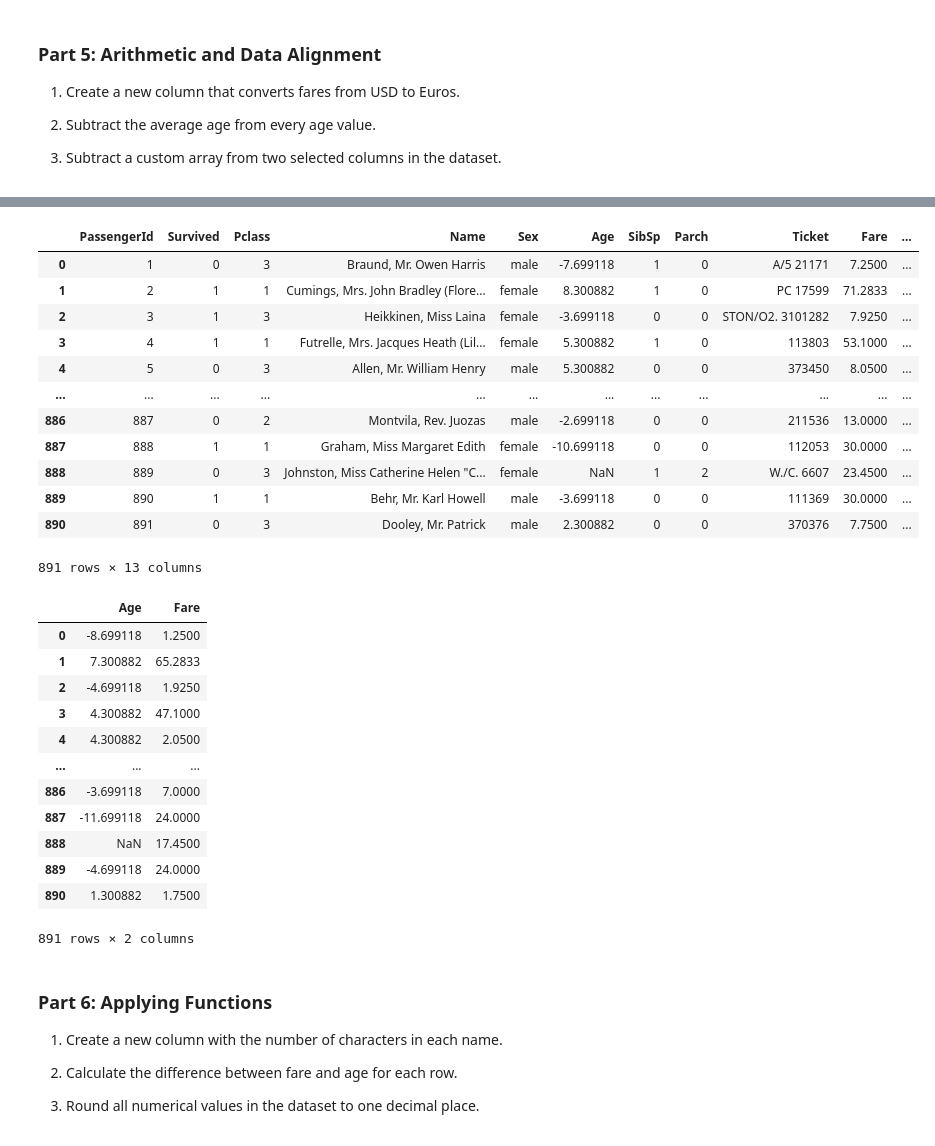
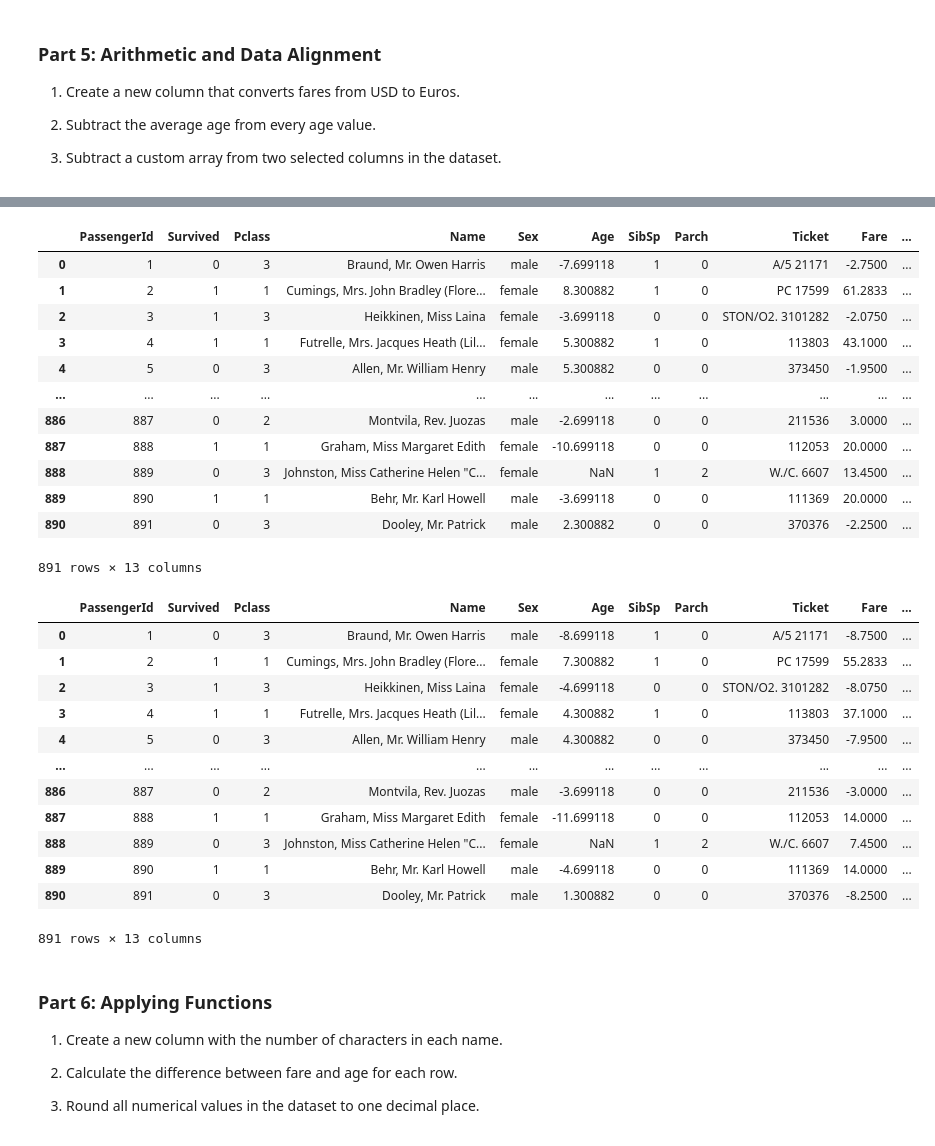
Before and after one commit to zlwym/IAT461-lab01-introduction, a Jupyter notebook: LabTask01.ipynb, the cells around one changed output, grey strips where cells are left out. Cells and saved outputs as stored; diff of their text form; code cells hidden in the pictures.

```diff
--- a/LabTask01.ipynb
+++ b/LabTask01.ipynb
@@ -314,40 +314,42 @@ display(df)
 891 rows × 13 columns
 # %%
 #2
-df['Age'] = df['Age'] - df['Age'].mean()
-display(df)
+partFiveDf= df.copy()
+
+partFiveDf['Age'] = partFiveDf['Age'] - partFiveDf['Age'].mean()
+display(partFiveDf)
 # %% [output]
 |  | PassengerId | Survived | Pclass | Name | Sex | Age | SibSp | Parch | Ticket | Fare | ... |
-| 0 | 1 | 0 | 3 | Braund, Mr. Owen Harris | male | -7.699118 | 1 | 0 | A/5 21171 | 7.2500 | ... |
-| 1 | 2 | 1 | 1 | Cumings, Mrs. John Bradley (Flore... | female | 8.300882 | 1 | 0 | PC 17599 | 71.2833 | ... |
-| 2 | 3 | 1 | 3 | Heikkinen, Miss Laina | female | -3.699118 | 0 | 0 | STON/O2. 3101282 | 7.9250 | ... |
-| 3 | 4 | 1 | 1 | Futrelle, Mrs. Jacques Heath (Lil... | female | 5.300882 | 1 | 0 | 113803 | 53.1000 | ... |
-| 4 | 5 | 0 | 3 | Allen, Mr. William Henry | male | 5.300882 | 0 | 0 | 373450 | 8.0500 | ... |
+| 0 | 1 | 0 | 3 | Braund, Mr. Owen Harris | male | -7.699118 | 1 | 0 | A/5 21171 | -2.7500 | ... |
+| 1 | 2 | 1 | 1 | Cumings, Mrs. John Bradley (Flore... | female | 8.300882 | 1 | 0 | PC 17599 | 61.2833 | ... |
+| 2 | 3 | 1 | 3 | Heikkinen, Miss Laina | female | -3.699118 | 0 | 0 | STON/O2. 3101282 | -2.0750 | ... |
+| 3 | 4 | 1 | 1 | Futrelle, Mrs. Jacques Heath (Lil... | female | 5.300882 | 1 | 0 | 113803 | 43.1000 | ... |
+| 4 | 5 | 0 | 3 | Allen, Mr. William Henry | male | 5.300882 | 0 | 0 | 373450 | -1.9500 | ... |
 | ... | ... | ... | ... | ... | ... | ... | ... | ... | ... | ... | ... |
-| 886 | 887 | 0 | 2 | Montvila, Rev. Juozas | male | -2.699118 | 0 | 0 | 211536 | 13.0000 | ... |
-| 887 | 888 | 1 | 1 | Graham, Miss Margaret Edith | female | -10.699118 | 0 | 0 | 112053 | 30.0000 | ... |
-| 888 | 889 | 0 | 3 | Johnston, Miss Catherine Helen "C... | female | NaN | 1 | 2 | W./C. 6607 | 23.4500 | ... |
-| 889 | 890 | 1 | 1 | Behr, Mr. Karl Howell | male | -3.699118 | 0 | 0 | 111369 | 30.0000 | ... |
-| 890 | 891 | 0 | 3 | Dooley, Mr. Patrick | male | 2.300882 | 0 | 0 | 370376 | 7.7500 | ... |
+| 886 | 887 | 0 | 2 | Montvila, Rev. Juozas | male | -2.699118 | 0 | 0 | 211536 | 3.0000 | ... |
+| 887 | 888 | 1 | 1 | Graham, Miss Margaret Edith | female | -10.699118 | 0 | 0 | 112053 | 20.0000 | ... |
+| 888 | 889 | 0 | 3 | Johnston, Miss Catherine Helen "C... | female | NaN | 1 | 2 | W./C. 6607 | 13.4500 | ... |
+| 889 | 890 | 1 | 1 | Behr, Mr. Karl Howell | male | -3.699118 | 0 | 0 | 111369 | 20.0000 | ... |
+| 890 | 891 | 0 | 3 | Dooley, Mr. Patrick | male | 2.300882 | 0 | 0 | 370376 | -2.2500 | ... |
 891 rows × 13 columns
 # %%
 #3
-customArraySubtracted = df[["Age", "Fare"]] - np.array([1, 6])
-display(customArraySubtracted)
+partFiveDf[["Age", "Fare"]] = partFiveDf[["Age", "Fare"]] - np.array([1, 6])
+display(partFiveDf)
 # %% [output]
-|  | Age | Fare |
-| 0 | -8.699118 | 1.2500 |
-| 1 | 7.300882 | 65.2833 |
-| 2 | -4.699118 | 1.9250 |
-| 3 | 4.300882 | 47.1000 |
-| 4 | 4.300882 | 2.0500 |
-| ... | ... | ... |
-| 886 | -3.699118 | 7.0000 |
-| 887 | -11.699118 | 24.0000 |
-| 888 | NaN | 17.4500 |
-| 889 | -4.699118 | 24.0000 |
-| 890 | 1.300882 | 1.7500 |
+|  | PassengerId | Survived | Pclass | Name | Sex | Age | SibSp | Parch | Ticket | Fare | ... |
+| 0 | 1 | 0 | 3 | Braund, Mr. Owen Harris | male | -8.699118 | 1 | 0 | A/5 21171 | -8.7500 | ... |
+| 1 | 2 | 1 | 1 | Cumings, Mrs. John Bradley (Flore... | female | 7.300882 | 1 | 0 | PC 17599 | 55.2833 | ... |
+| 2 | 3 | 1 | 3 | Heikkinen, Miss Laina | female | -4.699118 | 0 | 0 | STON/O2. 3101282 | -8.0750 | ... |
+| 3 | 4 | 1 | 1 | Futrelle, Mrs. Jacques Heath (Lil... | female | 4.300882 | 1 | 0 | 113803 | 37.1000 | ... |
+| 4 | 5 | 0 | 3 | Allen, Mr. William Henry | male | 4.300882 | 0 | 0 | 373450 | -7.9500 | ... |
+| ... | ... | ... | ... | ... | ... | ... | ... | ... | ... | ... | ... |
+| 886 | 887 | 0 | 2 | Montvila, Rev. Juozas | male | -3.699118 | 0 | 0 | 211536 | -3.0000 | ... |
+| 887 | 888 | 1 | 1 | Graham, Miss Margaret Edith | female | -11.699118 | 0 | 0 | 112053 | 14.0000 | ... |
+| 888 | 889 | 0 | 3 | Johnston, Miss Catherine Helen "C... | female | NaN | 1 | 2 | W./C. 6607 | 7.4500 | ... |
+| 889 | 890 | 1 | 1 | Behr, Mr. Karl Howell | male | -4.699118 | 0 | 0 | 111369 | 14.0000 | ... |
+| 890 | 891 | 0 | 3 | Dooley, Mr. Patrick | male | 1.300882 | 0 | 0 | 370376 | -8.2500 | ... |
-891 rows × 2 columns
+891 rows × 13 columns
 # %% [markdown]
 ### Part 6: Applying Functions ###
 
```
Also changed, not shown: parts of 1 cell of this notebook.
